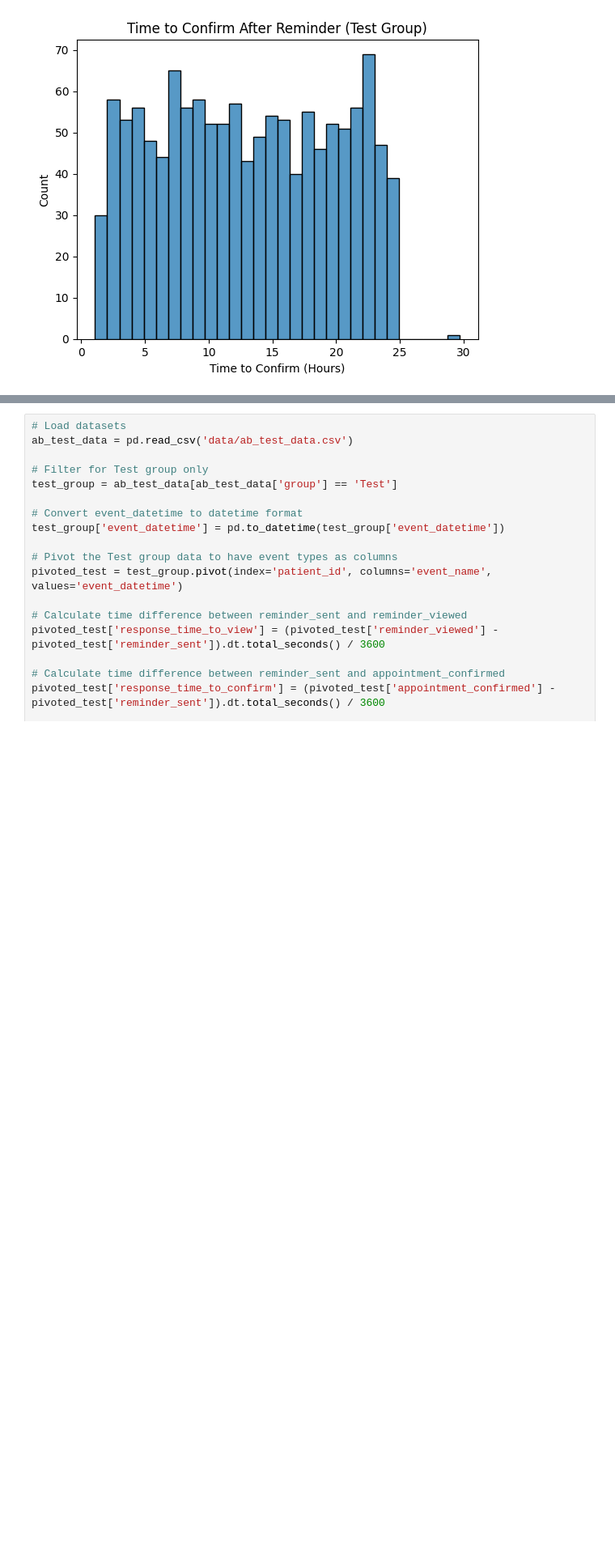
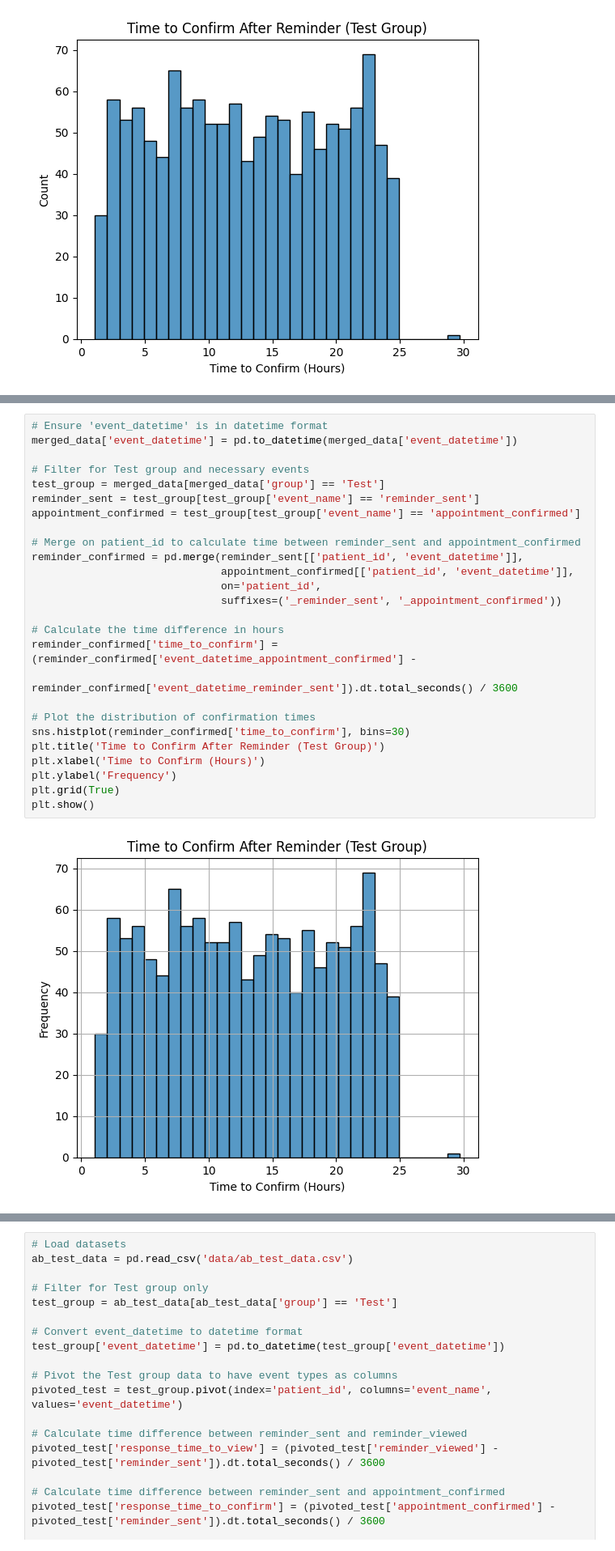
Before and after one commit to Ismat-Samadov/kyla_ProductAnalyst, a Jupyter notebook: task.ipynb, the cells around one changed output, grey strips where cells are left out. Shown at 81% size. Drawn from its saved outputs; the diff is of its cells as text; blank space fills up the shorter version.

```diff
--- a/task.ipynb
+++ b/task.ipynb
@@ -1380,0 +1401,28 @@ plt.show()
+# %%
+# Ensure 'event_datetime' is in datetime format
+merged_data['event_datetime'] = pd.to_datetime(merged_data['event_datetime'])
+
+# Filter for Test group and necessary events
+test_group = merged_data[merged_data['group'] == 'Test']
+reminder_sent = test_group[test_group['event_name'] == 'reminder_sent']
+appointment_confirmed = test_group[test_group['event_name'] == 'appointment_confirmed']
+
+# Merge on patient_id to calculate time between reminder_sent and appointment_confirmed
+reminder_confirmed = pd.merge(reminder_sent[['patient_id', 'event_datetime']],
+                              appointment_confirmed[['patient_id', 'event_datetime']],
+                              on='patient_id',
+                              suffixes=('_reminder_sent', '_appointment_confirmed'))
+
+# Calculate the time difference in hours
+reminder_confirmed['time_to_confirm'] = (reminder_confirmed['event_datetime_appointment_confirmed'] -
+                                         reminder_confirmed['event_datetime_reminder_sent']).dt.total_seconds() / 3600
+
+# Plot the distribution of confirmation times
+sns.histplot(reminder_confirmed['time_to_confirm'], bins=30)
+plt.title('Time to Confirm After Reminder (Test Group)')
+plt.xlabel('Time to Confirm (Hours)')
+plt.ylabel('Frequency')
+plt.grid(True)
+plt.show()
+# %% [output]
+[figure, added]
```
Also changed, not shown: parts of 12 cells of this notebook.
